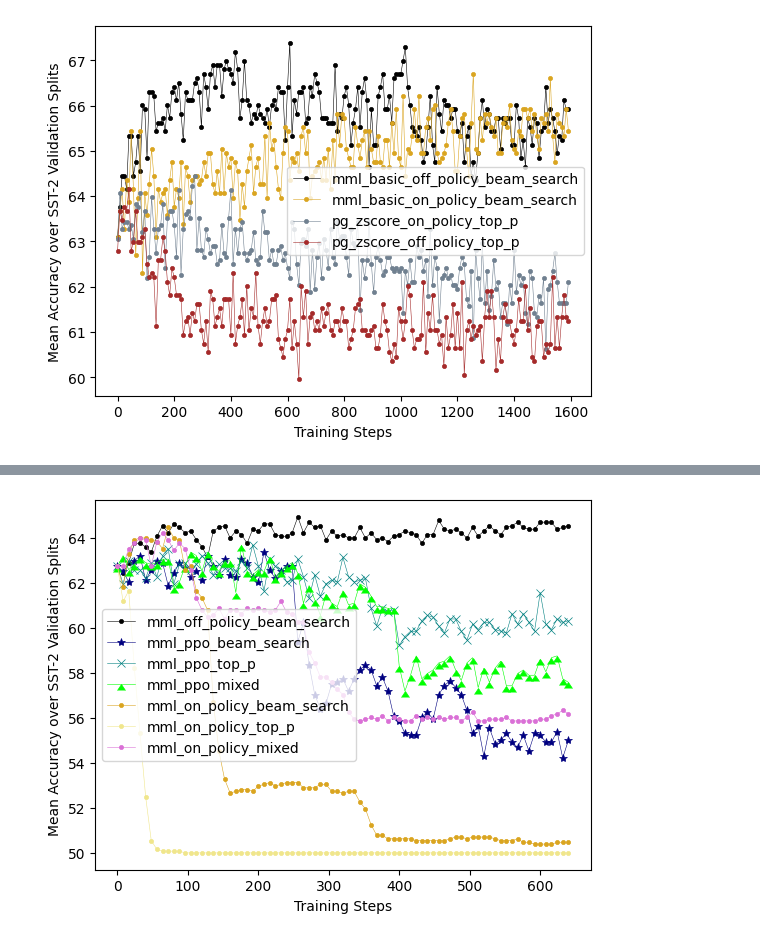
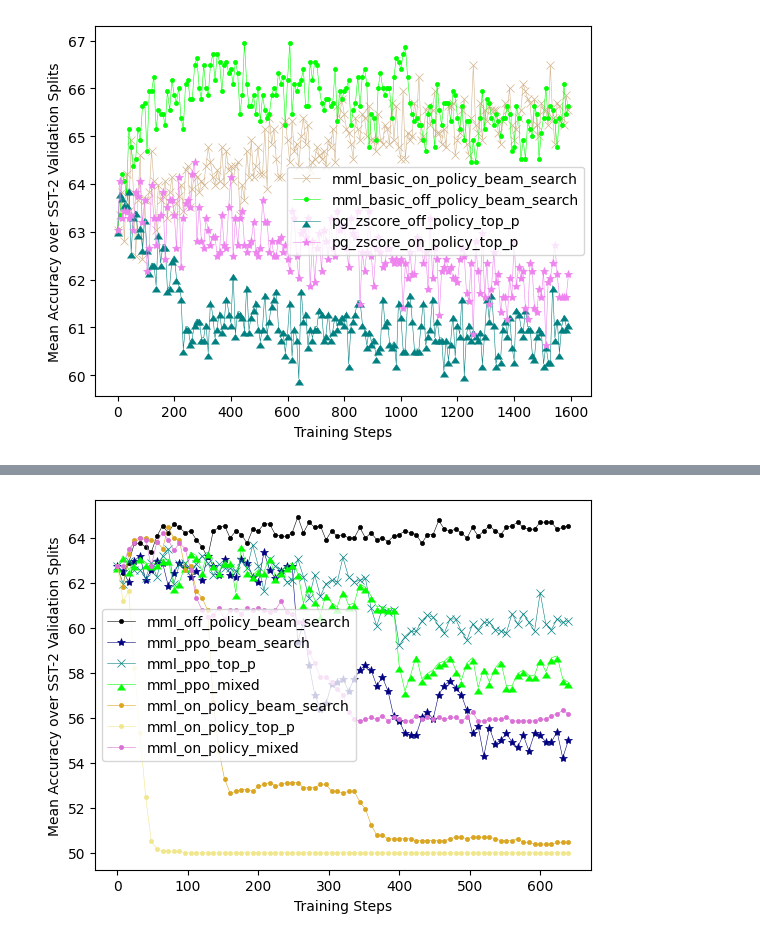
Before and after one commit to SaeedNajafi/RIFF, a Jupyter notebook: compare-search-methods.ipynb, the cells around one changed output, grey strips where cells are left out. Saved outputs shown, nothing was run; the diff lists cells and outputs as text; code cells hidden in the pictures.

```diff
--- a/compare-search-methods.ipynb
+++ b/compare-search-methods.ipynb
@@ -5,7 +5,7 @@ import matplotlib.pyplot as plt
 import numpy as np
 import pandas as pd
 # %%
-objectives = ["mml_zscore", "pg_zscore", "mml_basic", "pg_basic"]
+objectives = ["mml_basic", "pg_zscore"]
 policies = ["off_policy", "on_policy"]
 sampling_algorithms = ["mixed", "top_p", "beam_search"]
 seeds = ["12321", "11", "1993", "42", "2023"]
@@ -187,13 +104,13 @@ local_colors = ["springgreen", "gray", "sandybrown"]
 linestyles = ["solid", "solid", "solid", "solid"]
 markers = ["x", ".", 6, "*"]
 for idx, exp in enumerate(experiments_to_see):
-    avg_dims = ["pg_zscore_on_policy", "pg_zscore_off_policy", "pg_basic_on_policy", "pg_basic_off_policy"]
+    avg_dims = ["pg_zscore_off_policy", "pg_zscore_on_policy"]
     means = 0.0
     for avg_dim in avg_dims:
         means += experiment_means[f"{avg_dim}_{exp}"]
     plt.plot(
         experiment_steps["pg_zscore_off_policy_beam_search"],
-        means / 4.0,
+        means / 2.0,
         color=local_colors[idx],
         marker=markers[idx],
         linewidth=0.4,
@@ -207,5 +124,5 @@ plt.xlabel("Training Steps")
 plt.ylabel("Mean Accuracy over SST-2 Validation Splits")
 
 plt.show()
-fig.savefig("topp_vs_beam_mixed.svg", format="svg", dpi=1200)
+fig.savefig("decoding_in_pg.svg", format="svg", dpi=1200)
 # %% [output]
@@ -226,13 +143,13 @@ local_colors = ["springgreen", "gray", "sandybrown"]
 linestyles = ["solid", "solid", "solid", "solid"]
 markers = ["x", ".", 6, "*"]
 for idx, exp in enumerate(experiments_to_see):
-    avg_dims = ["mml_zscore_on_policy", "mml_zscore_off_policy", "mml_basic_on_policy", "mml_basic_off_policy"]
+    avg_dims = ["mml_basic_on_policy", "mml_basic_off_policy"]
     means = 0.0
     for avg_dim in avg_dims:
         means += experiment_means[f"{avg_dim}_{exp}"]
     plt.plot(
-        experiment_steps["mml_zscore_off_policy_beam_search"],
-        means / 4.0,
+        experiment_steps["mml_basic_off_policy_beam_search"],
+        means / 2.0,
         color=local_colors[idx],
         marker=markers[idx],
         linewidth=0.4,
@@ -246,5 +163,5 @@ plt.xlabel("Training Steps")
 plt.ylabel("Mean Accuracy over SST-2 Validation Splits")
 
 plt.show()
-fig.savefig("topp_vs_beam_mixed.svg", format="svg", dpi=1200)
+fig.savefig("decoding_in_mml.svg", format="svg", dpi=1200)
 # %% [output]
@@ -252,52 +169,33 @@ fig.savefig("topp_vs_beam_mixed.svg", format="svg", dpi=1200)
 # %%
 # is pg better than mml?
 
 fig = plt.figure()
 
 experiments_to_see = [
-    # "mml_zscore_on_policy_beam_search",
-    # "mml_zscore_off_policy_beam_search",
+    "mml_basic_on_policy_beam_search",
     "mml_basic_off_policy_beam_search",
-    "mml_basic_on_policy_beam_search",
-    # "mml_zscore_on_policy_top_p",
-    # "mml_zscore_off_policy_top_p",
-    # "mml_zscore_on_policy_mixed",
-    # "mml_zscore_off_policy_mixed",
-    # "pg_basic_on_policy_beam_search",
-    # "pg_basic_off_policy_beam_search",
-    # "pg_basic_on_policy_top_p",
-    # "pg_basic_off_policy_top_p",
+    "pg_zscore_off_policy_top_p",
     "pg_zscore_on_policy_top_p",
-    "pg_zscore_off_policy_top_p",
-    # "pg_basic_on_policy_mixed",
-    # "pg_basic_off_policy_mixed",
-    # "mml_zscore_on_policy_mixed",
-    # "mml_zscore_off_policy_mixed",
-    # "pg_basic_on_policy_mixed",
-    # "pg_basic_off_policy_mixed",
-    # "pg_zscore_on_policy_top_p",
-    # "pg_zscore_off_policy_top_p",
-    # "pg_off_policy_beam_search",
-    # "pg_off_policy_top_p",
-    # "pg_off_policy_mixed",
 ]
-markers = [".", ".", ".", ".", ".", ".", ".", "."]
+local_colors = ["tan", "lime", "teal", "violet", "black", "red", "blue", "green"]
+
+markers = ["x", ".", 6, "*", ".", "x", "*"]
 for idx, exp in enumerate(experiments_to_see):
     plt.plot(
         experiment_steps[exp],
         experiment_means[exp],
-        color=colors[exp],
+        color=local_colors[idx],
         marker=markers[idx],
         linewidth=0.4,
         label=exp,
         markeredgewidth=0.5,
     )
 
 plt.legend()
 plt.xlabel("Training Steps")
 plt.ylabel("Mean Accuracy over SST-2 Validation Splits")
 
 plt.show()
-fig.savefig("mml_vs_pg_off_policy.svg", format="svg", dpi=1200)
+fig.savefig("mml_vs_pg.svg", format="svg", dpi=1200)
 # %% [output]
-[figure, old version]
+[figure, new version]
```
Also changed, not shown: parts of 6 cells of this notebook, 5 other files.
